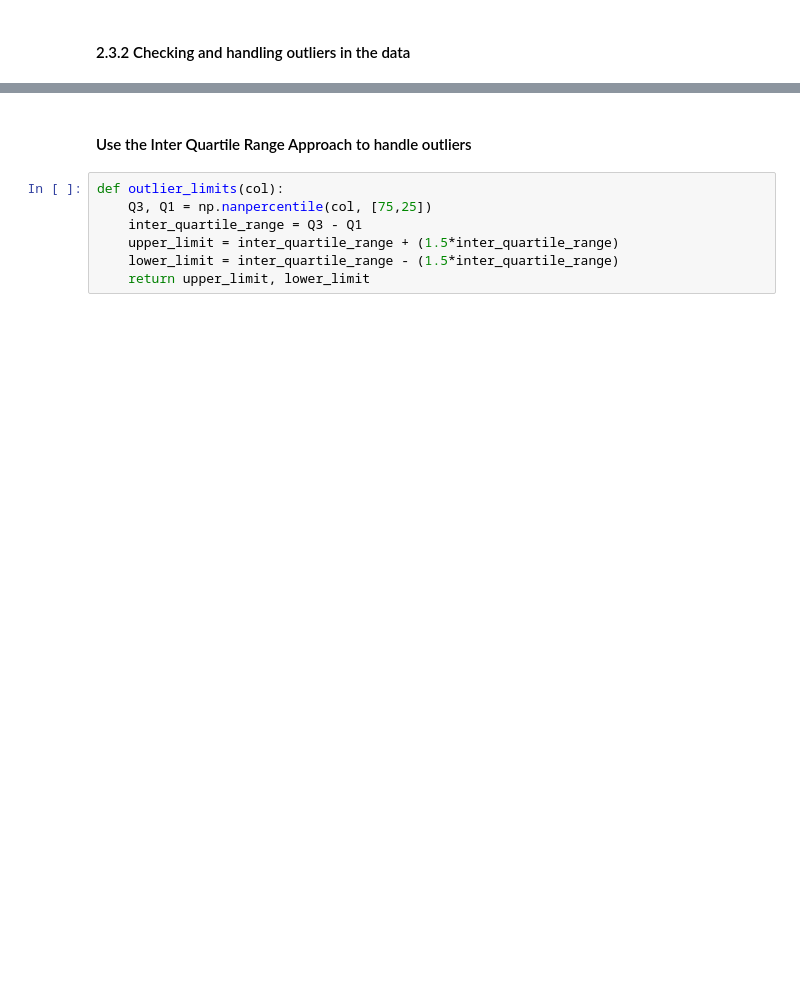
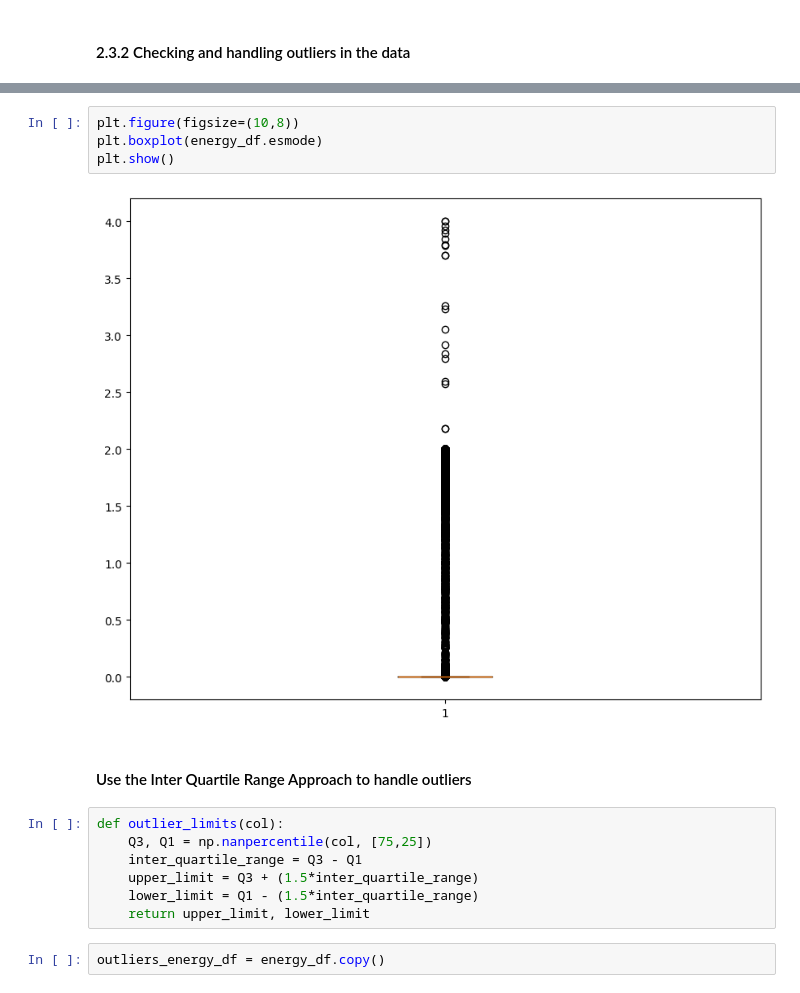
Before and after one commit to normanmunge/5G-energy-consumption-analysis, a Jupyter notebook: 5g-consumption-analysis-model.ipynb, the cells around one changed output, grey strips where cells are left out. Saved outputs shown, nothing was run; the diff lists cells and outputs as text; blank space fills up the shorter version.

```diff
--- a/5g-consumption-analysis-model.ipynb
+++ b/5g-consumption-analysis-model.ipynb
@@ -178,10 +170,18 @@ https://www.youtube.com/watch?v=CdgvW-Vf_U8&list=TLPQMTcwOTIwMjSleLjs-uqxGQ&inde
+# %%
+plt.figure(figsize=(10,8))
+plt.boxplot(energy_df.esmode)
+plt.show()
+# %% [output]
+[figure, added]
 # %% [markdown]
 #### Use the Inter Quartile Range Approach to handle outliers
 # %%
 def outlier_limits(col):
     Q3, Q1 = np.nanpercentile(col, [75,25])
     inter_quartile_range = Q3 - Q1
-    upper_limit = inter_quartile_range + (1.5*inter_quartile_range)
-    lower_limit = inter_quartile_range - (1.5*inter_quartile_range)
+    upper_limit = Q3 + (1.5*inter_quartile_range)
+    lower_limit = Q1 - (1.5*inter_quartile_range)
     return upper_limit, lower_limit
+# %%
+outliers_energy_df = energy_df.copy()
 # %%
```
Also changed, not shown: parts of 48 cells of this notebook.
